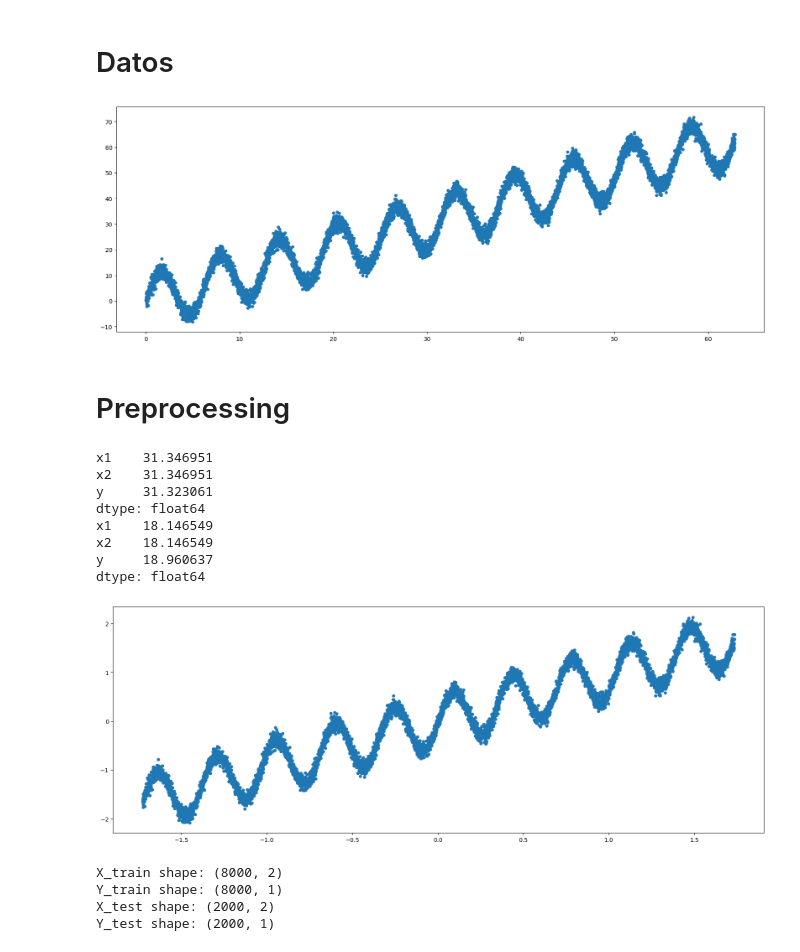
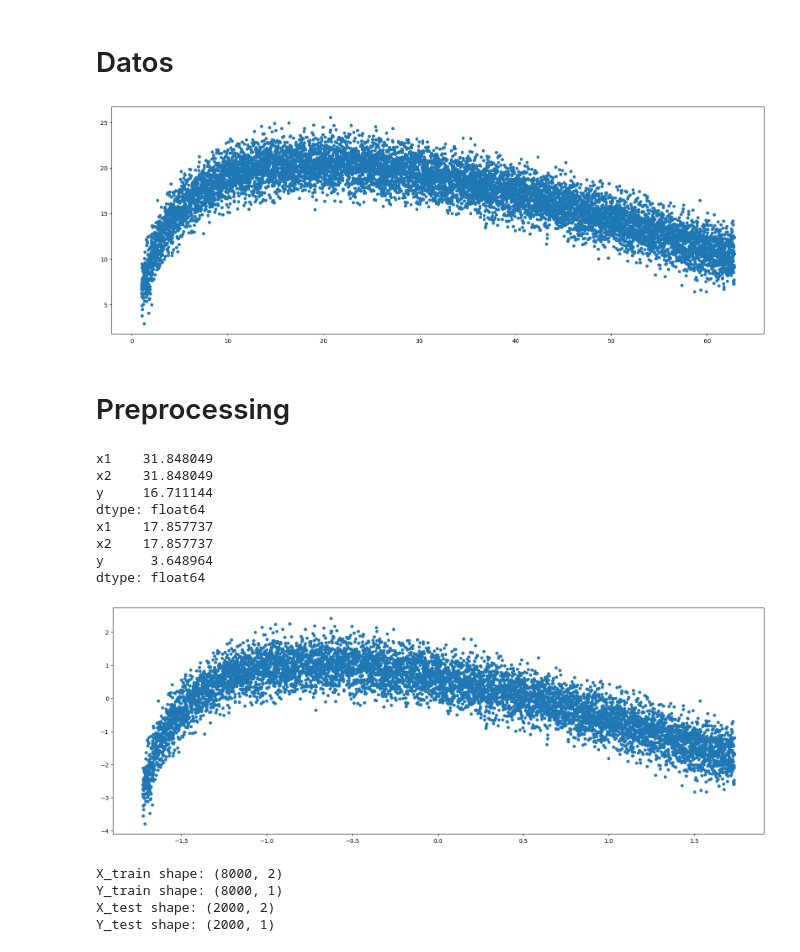
Before and after one commit to Mitchell-Mirano/Allison, a Jupyter notebook: examples/nn/regression.ipynb, the cells around one changed output. Drawn from its saved outputs; the diff is of its cells as text; code cells hidden in the pictures.

```diff
--- a/examples/nn/regression.ipynb
+++ b/examples/nn/regression.ipynb
@@ -14,21 +14,21 @@ import pandas as pd
 # %%
 # Datos
 points = 10000
-x1 = np.linspace(0, 20*np.pi, points)
-x2 = np.linspace(0, 20*np.pi, points)
+x1 = np.linspace(1, 20*np.pi, points)
+x2 = np.linspace(1, 20*np.pi, points)
 
 # Definimos la salida
-y = 10*np.sin(x1) + x2 + 1.5*np.random.randn(points)
+y = 10*np.log(x1+1) + -0.5*x2 + 1.5*np.random.randn(points)
 
 
 data = pd.DataFrame({'x1': x1, 'x2': x2, 'y': y})
 data.head()
 
 plt.figure(figsize=(20,7))
 plt.scatter(data['x2'], data['y'], s=20)
 plt.show()
 # %% [output]
-[figure, old version]
+[figure, new version]
 # %% [markdown]
 # Preprocessing
 # %%
@@ -50,15 +50,15 @@ plt.figure(figsize=(20,7))
 plt.scatter(df_train['x2'], df_train['y'], s=20)
 plt.show()
 # %% [output]
-x1    31.346951
-x2    31.346951
-y     31.323061
+x1    31.848049
+x2    31.848049
+y     16.711144
 dtype: float64
-x1    18.146549
-x2    18.146549
-y     18.960637
+x1    17.857737
+x2    17.857737
+y      3.648964
 dtype: float64
-[figure, old version]
+[figure, new version]
 # %%
 X_train = Tensor(df_train[['x1', 'x2']].values)
 Y_train = Tensor(df_train[['y']].values)
```
Also changed, not shown: parts of 4 cells of this notebook, 5 other files.
